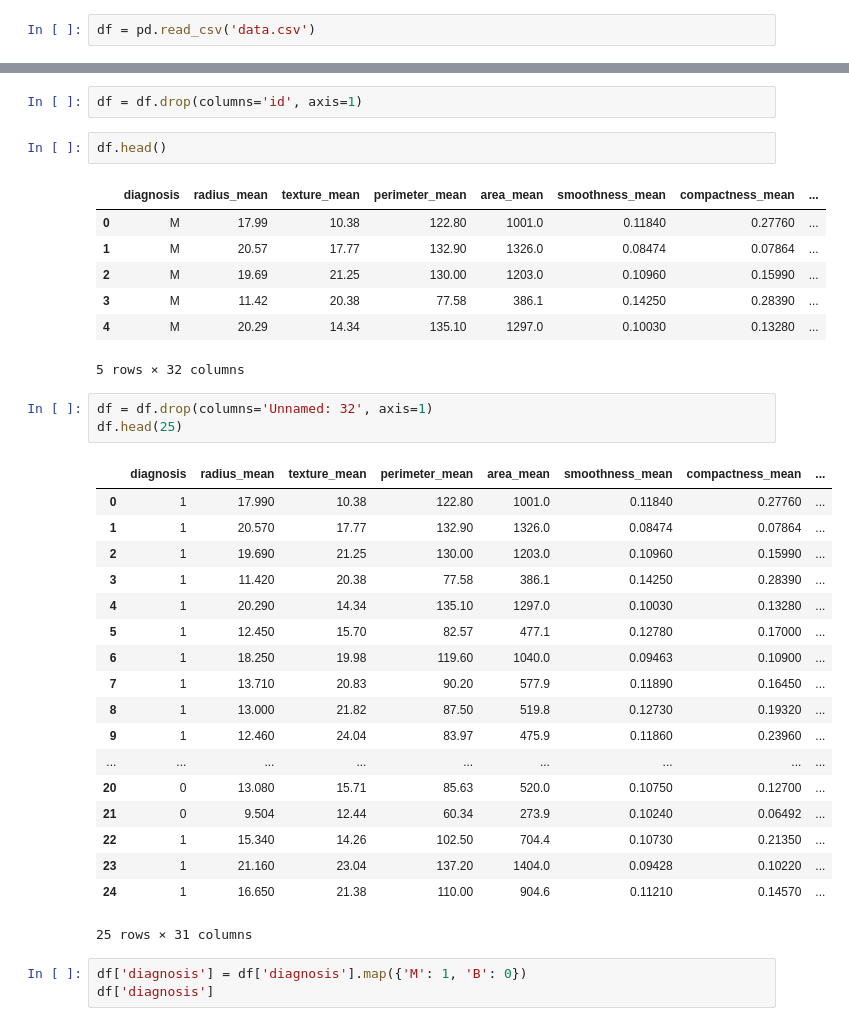
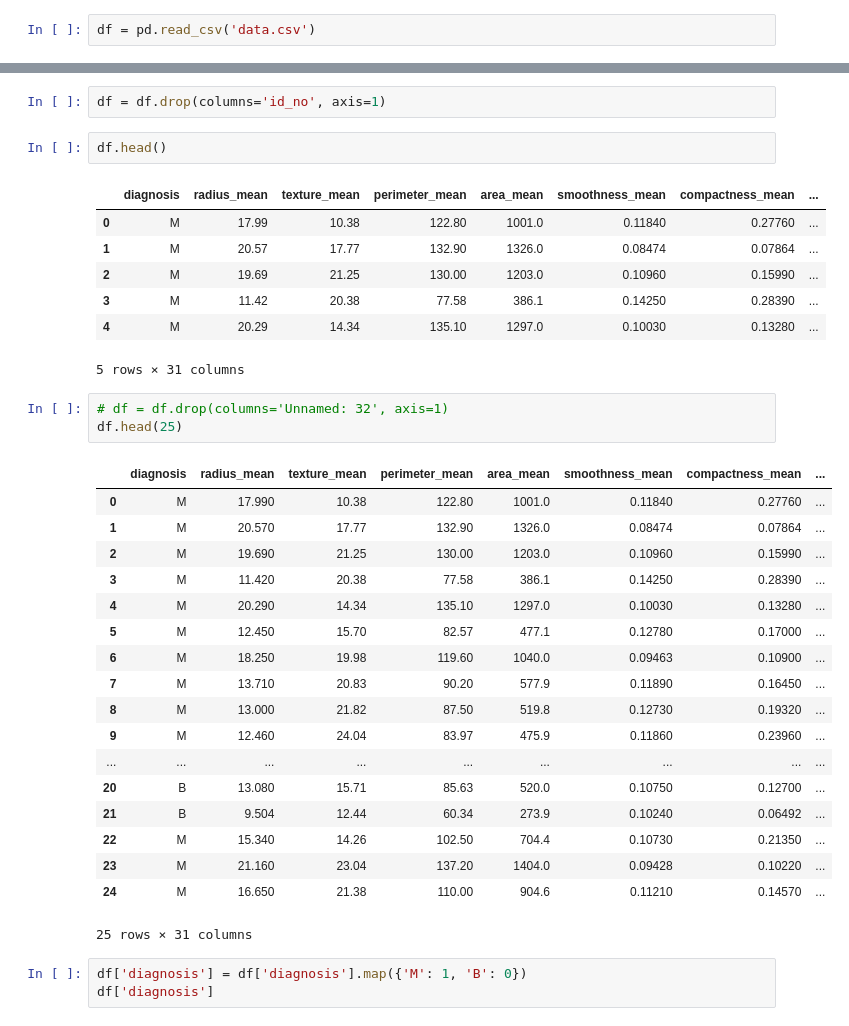
Before and after one commit to merein01/Breast_Cancer_Final_Project, a Jupyter notebook: Breast_Cancer_Research.ipynb, the cells around one changed output, grey strips where cells are left out. Drawn from its saved outputs; the diff is of its cells as text.

```diff
--- a/Breast_Cancer_Research.ipynb
+++ b/Breast_Cancer_Research.ipynb
@@ -17,5 +17,5 @@ df.head()
 # %%
-df = df.drop(columns='id', axis=1)
+df = df.drop(columns='id_no', axis=1)
 # %%
 df.head()
 # %% [output]
@@ -25,28 +25,28 @@ df.head()
 | 2 | M | 19.69 | 21.25 | 130.00 | 1203.0 | 0.10960 | 0.15990 | ... |
 | 3 | M | 11.42 | 20.38 | 77.58 | 386.1 | 0.14250 | 0.28390 | ... |
 | 4 | M | 20.29 | 14.34 | 135.10 | 1297.0 | 0.10030 | 0.13280 | ... |
-5 rows × 32 columns
+5 rows × 31 columns
 # %%
-df = df.drop(columns='Unnamed: 32', axis=1)
+# df = df.drop(columns='Unnamed: 32', axis=1)
 df.head(25)
 # %% [output]
 |  | diagnosis | radius_mean | texture_mean | perimeter_mean | area_mean | smoothness_mean | compactness_mean | ... |
-| 0 | 1 | 17.990 | 10.38 | 122.80 | 1001.0 | 0.11840 | 0.27760 | ... |
-| 1 | 1 | 20.570 | 17.77 | 132.90 | 1326.0 | 0.08474 | 0.07864 | ... |
-| 2 | 1 | 19.690 | 21.25 | 130.00 | 1203.0 | 0.10960 | 0.15990 | ... |
-| 3 | 1 | 11.420 | 20.38 | 77.58 | 386.1 | 0.14250 | 0.28390 | ... |
-| 4 | 1 | 20.290 | 14.34 | 135.10 | 1297.0 | 0.10030 | 0.13280 | ... |
-| 5 | 1 | 12.450 | 15.70 | 82.57 | 477.1 | 0.12780 | 0.17000 | ... |
-| 6 | 1 | 18.250 | 19.98 | 119.60 | 1040.0 | 0.09463 | 0.10900 | ... |
-| 7 | 1 | 13.710 | 20.83 | 90.20 | 577.9 | 0.11890 | 0.16450 | ... |
-| 8 | 1 | 13.000 | 21.82 | 87.50 | 519.8 | 0.12730 | 0.19320 | ... |
-| 9 | 1 | 12.460 | 24.04 | 83.97 | 475.9 | 0.11860 | 0.23960 | ... |
+| 0 | M | 17.990 | 10.38 | 122.80 | 1001.0 | 0.11840 | 0.27760 | ... |
+| 1 | M | 20.570 | 17.77 | 132.90 | 1326.0 | 0.08474 | 0.07864 | ... |
+| 2 | M | 19.690 | 21.25 | 130.00 | 1203.0 | 0.10960 | 0.15990 | ... |
+| 3 | M | 11.420 | 20.38 | 77.58 | 386.1 | 0.14250 | 0.28390 | ... |
+| 4 | M | 20.290 | 14.34 | 135.10 | 1297.0 | 0.10030 | 0.13280 | ... |
+| 5 | M | 12.450 | 15.70 | 82.57 | 477.1 | 0.12780 | 0.17000 | ... |
+| 6 | M | 18.250 | 19.98 | 119.60 | 1040.0 | 0.09463 | 0.10900 | ... |
+| 7 | M | 13.710 | 20.83 | 90.20 | 577.9 | 0.11890 | 0.16450 | ... |
+| 8 | M | 13.000 | 21.82 | 87.50 | 519.8 | 0.12730 | 0.19320 | ... |
+| 9 | M | 12.460 | 24.04 | 83.97 | 475.9 | 0.11860 | 0.23960 | ... |
 | ... | ... | ... | ... | ... | ... | ... | ... | ... |
-| 20 | 0 | 13.080 | 15.71 | 85.63 | 520.0 | 0.10750 | 0.12700 | ... |
-| 21 | 0 | 9.504 | 12.44 | 60.34 | 273.9 | 0.10240 | 0.06492 | ... |
-| 22 | 1 | 15.340 | 14.26 | 102.50 | 704.4 | 0.10730 | 0.21350 | ... |
-| 23 | 1 | 21.160 | 23.04 | 137.20 | 1404.0 | 0.09428 | 0.10220 | ... |
-| 24 | 1 | 16.650 | 21.38 | 110.00 | 904.6 | 0.11210 | 0.14570 | ... |
+| 20 | B | 13.080 | 15.71 | 85.63 | 520.0 | 0.10750 | 0.12700 | ... |
+| 21 | B | 9.504 | 12.44 | 60.34 | 273.9 | 0.10240 | 0.06492 | ... |
+| 22 | M | 15.340 | 14.26 | 102.50 | 704.4 | 0.10730 | 0.21350 | ... |
+| 23 | M | 21.160 | 23.04 | 137.20 | 1404.0 | 0.09428 | 0.10220 | ... |
+| 24 | M | 16.650 | 21.38 | 110.00 | 904.6 | 0.11210 | 0.14570 | ... |
 25 rows × 31 columns
 # %%
 df['diagnosis'] = df['diagnosis'].map({'M': 1, 'B': 0})
```
Also changed, not shown: parts of 3 cells of this notebook, 6 other files.
